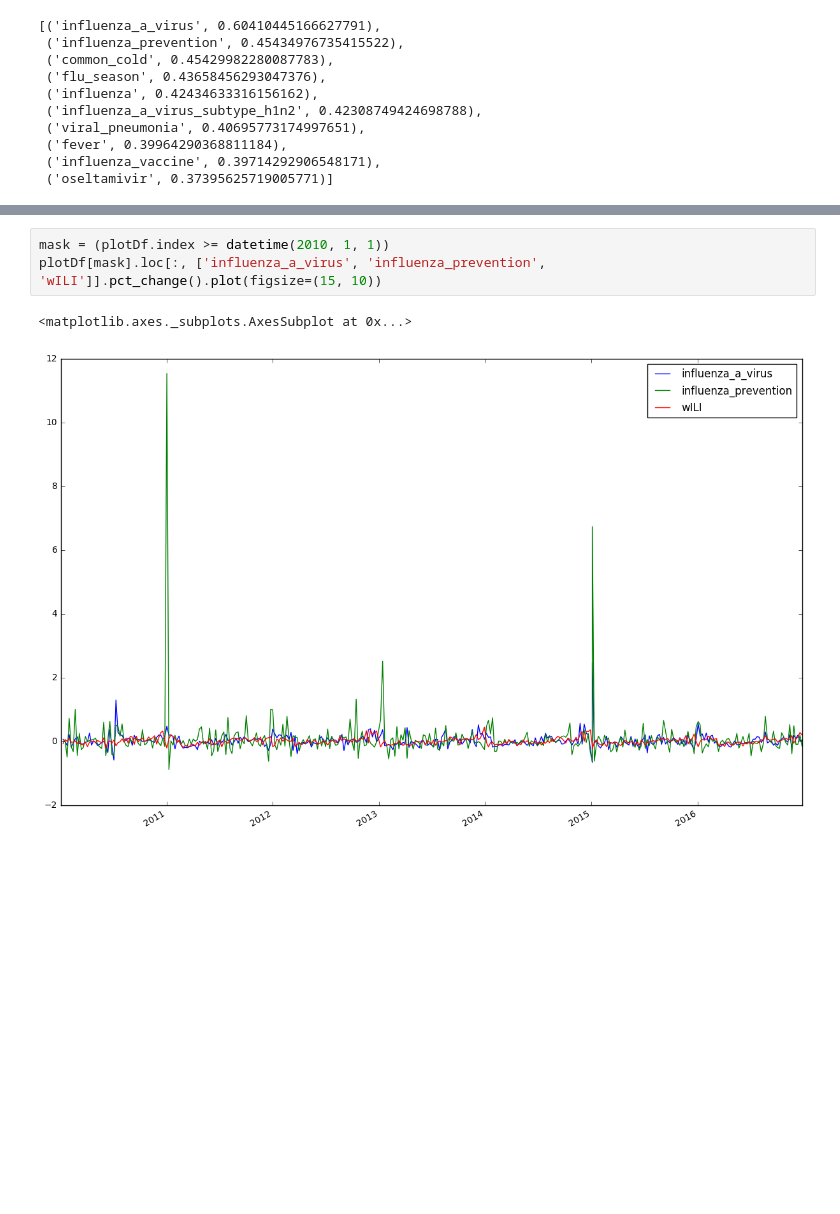
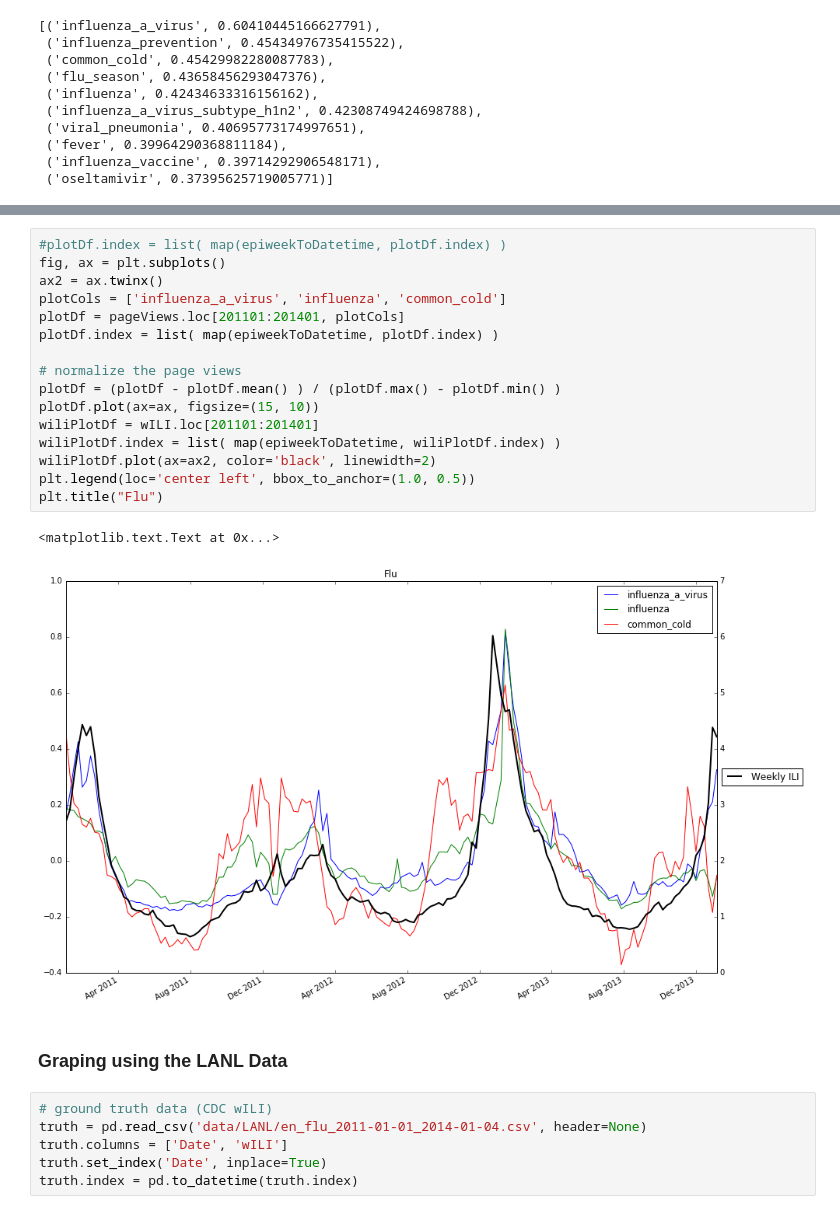
Before and after one commit to wcwagner/wikidemics, a Jupyter notebook: influenza-data.ipynb, the cells around one changed output, grey strips where cells are left out. Cells and saved outputs as stored; diff of their text form; blank space fills up the shorter version.

Commit message:
fixes DELPHI and LANL graphs

```diff
--- a/influenza-data.ipynb
+++ b/influenza-data.ipynb
@@ -295,6 +285,27 @@ plt.title("The 2009 Flu Pandemic")
-# %%
-mask = (plotDf.index >= datetime(2010, 1, 1))
-plotDf[mask].loc[:, ['influenza_a_virus', 'influenza_prevention', 'wILI']].pct_change().plot(figsize=(15, 10))
-# %% [output]
-<matplotlib.axes._subplots.AxesSubplot at 0x...>
-[figure, removed]
+# %%
+#plotDf.index = list( map(epiweekToDatetime, plotDf.index) )
+fig, ax = plt.subplots()
+ax2 = ax.twinx()
+plotCols = ['influenza_a_virus', 'influenza', 'common_cold']
+plotDf = pageViews.loc[201101:201401, plotCols]
+plotDf.index = list( map(epiweekToDatetime, plotDf.index) )
+
+# normalize the page views
+plotDf = (plotDf - plotDf.mean() ) / (plotDf.max() - plotDf.min() )
+plotDf.plot(ax=ax, figsize=(15, 10))
+wiliPlotDf = wILI.loc[201101:201401]
+wiliPlotDf.index = list( map(epiweekToDatetime, wiliPlotDf.index) )
+wiliPlotDf.plot(ax=ax2, color='black', linewidth=2)
+plt.legend(loc='center left', bbox_to_anchor=(1.0, 0.5))
+plt.title("Flu")
+# %% [output]
+<matplotlib.text.Text at 0x...>
+[figure, added]
+# %% [markdown]
+### Graping using the LANL Data
+# %%
+# ground truth data (CDC wILI)
+truth = pd.read_csv('data/LANL/en_flu_2011-01-01_2014-01-04.csv', header=None)
+truth.columns = ['Date', 'wILI']
+truth.set_index('Date', inplace=True)
+truth.index = pd.to_datetime(truth.index)
```
Also changed, not shown: parts of 6 cells of this notebook.
